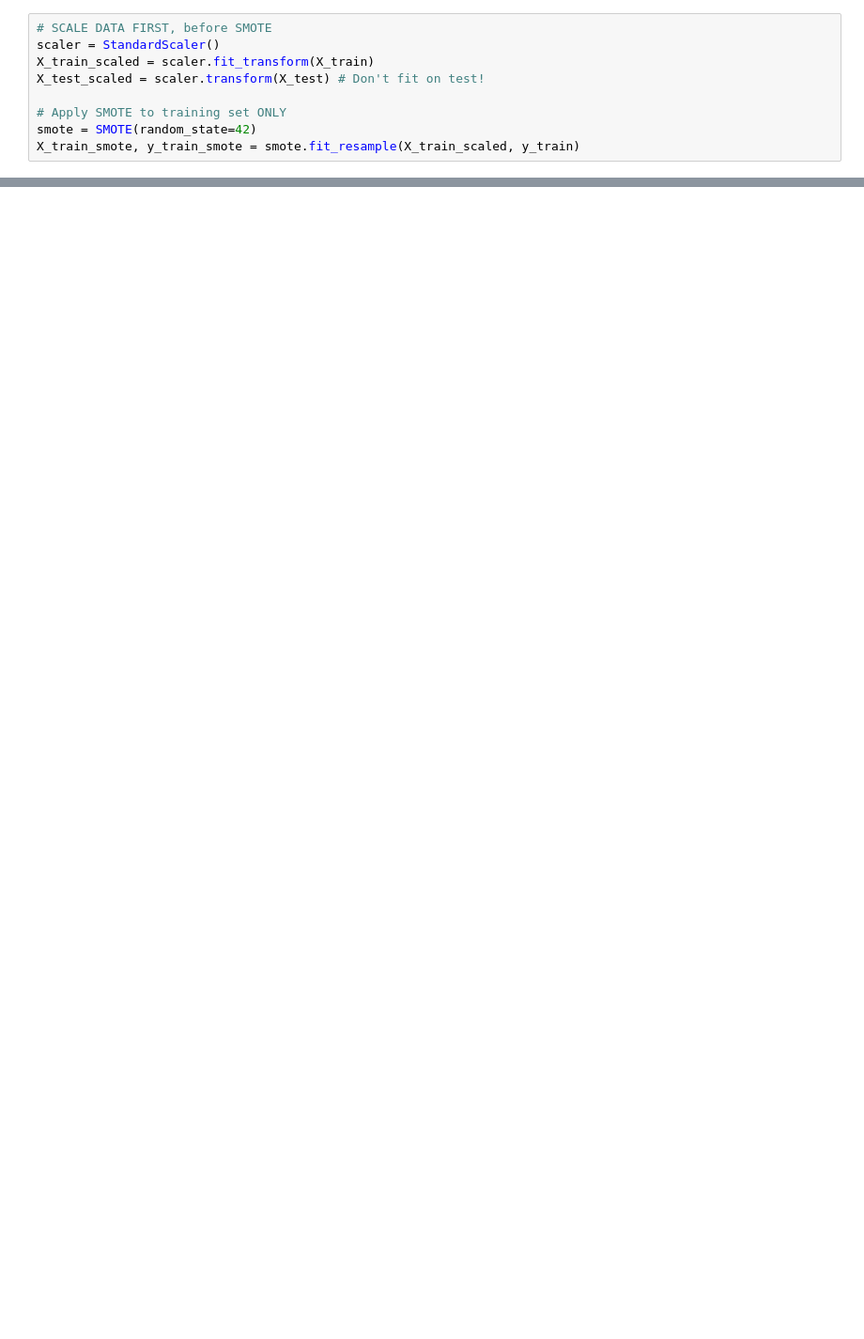
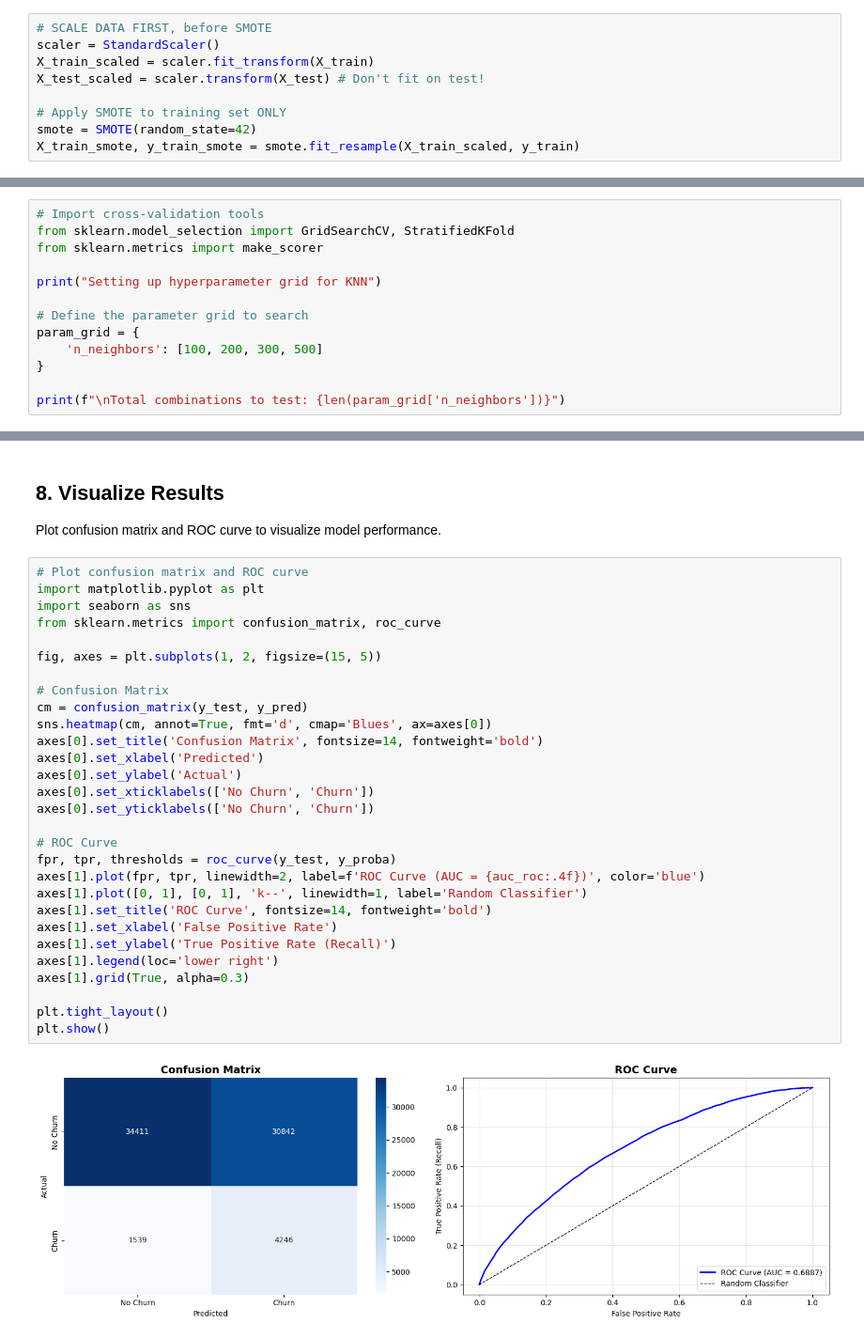
Before and after one commit to JanaElfeky/CustomerChurnPredictor, a Jupyter notebook: KNN.ipynb, the cells around one changed output, grey strips where cells are left out. Shown: that part at 94% size. Saved outputs shown, nothing was run; the diff lists cells and outputs as text; blank space fills up the shorter version.

Commit message:
Phase III Models with Cross Validation

```diff
--- a/KNN.ipynb
+++ b/KNN.ipynb
@@ -77,0 +44,13 @@ ROC AUC score: 0.6173967198294634
+# %%
+# Import cross-validation tools
+from sklearn.model_selection import GridSearchCV, StratifiedKFold
+from sklearn.metrics import make_scorer
+
+print("Setting up hyperparameter grid for KNN")
+
+# Define the parameter grid to search
+param_grid = {
+    'n_neighbors': [100, 200, 300, 500]
+}
+
+print(f"\nTotal combinations to test: {len(param_grid['n_neighbors'])}")
@@ -77,0 +200,35 @@ ROC AUC score: 0.6173967198294634
+# %% [markdown]
+## 8. Visualize Results
+
+Plot confusion matrix and ROC curve to visualize model performance.
+# %%
+# Plot confusion matrix and ROC curve
+import matplotlib.pyplot as plt
+import seaborn as sns
+from sklearn.metrics import confusion_matrix, roc_curve
+
+fig, axes = plt.subplots(1, 2, figsize=(15, 5))
+
+# Confusion Matrix
+cm = confusion_matrix(y_test, y_pred)
+sns.heatmap(cm, annot=True, fmt='d', cmap='Blues', ax=axes[0])
+axes[0].set_title('Confusion Matrix', fontsize=14, fontweight='bold')
+axes[0].set_xlabel('Predicted')
+axes[0].set_ylabel('Actual')
+axes[0].set_xticklabels(['No Churn', 'Churn'])
+axes[0].set_yticklabels(['No Churn', 'Churn'])
+
+# ROC Curve
+fpr, tpr, thresholds = roc_curve(y_test, y_proba)
+axes[1].plot(fpr, tpr, linewidth=2, label=f'ROC Curve (AUC = {auc_roc:.4f})', color='blue')
+axes[1].plot([0, 1], [0, 1], 'k--', linewidth=1, label='Random Classifier')
+axes[1].set_title('ROC Curve', fontsize=14, fontweight='bold')
+axes[1].set_xlabel('False Positive Rate')
+axes[1].set_ylabel('True Positive Rate (Recall)')
+axes[1].legend(loc='lower right')
+axes[1].grid(True, alpha=0.3)
+
+plt.tight_layout()
+plt.show()
+# %% [output]
+[figure, added]
```
Also changed, not shown: parts of 14 cells of this notebook, 3 other files.
